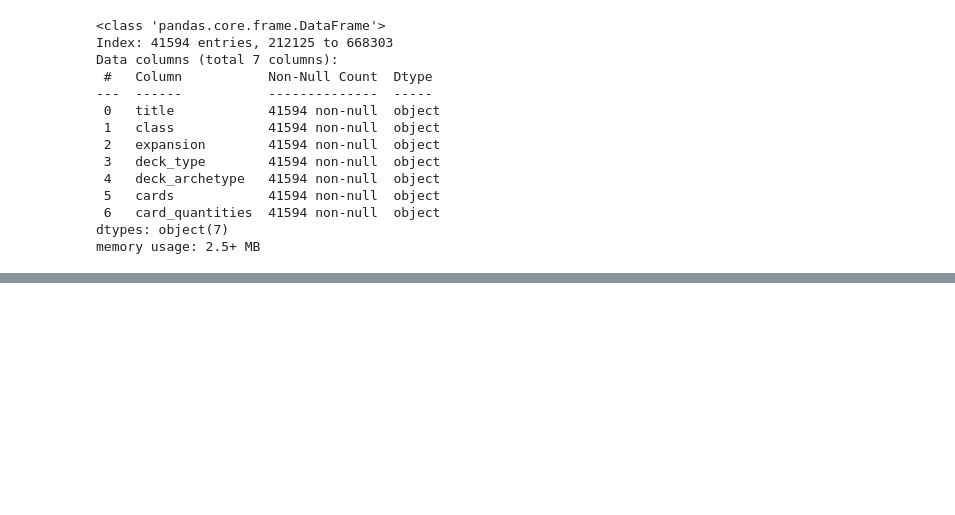
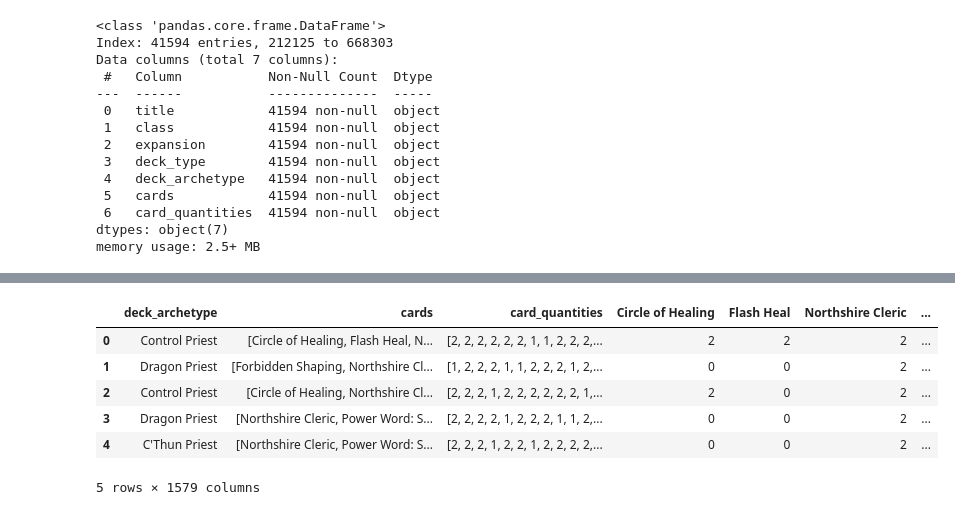
Before and after one commit to Varadiell/alyra-hearthstone-companion, a Jupyter notebook: analysis.ipynb, the cells around one changed output, grey strips where cells are left out. Saved outputs shown, nothing was run; the diff lists cells and outputs as text; code cells hidden in the pictures; blank space fills up the shorter version.

```diff
--- a/analysis.ipynb
+++ b/analysis.ipynb
@@ -329,0 +330,15 @@ vectorized_df.head()
+# %%
+# Reset index to align DataFrames
+priest_df_reset = priest_df.reset_index(drop=True)
+vectorized_df_reset = vectorized_df.reset_index(drop=True)
+
+merged_df = pd.concat([priest_df_reset, vectorized_df_reset], axis=1)
+merged_df.head()
+# %% [output]
+|  | deck_archetype | cards | card_quantities | Circle of Healing | Flash Heal | Northshire Cleric | ... |
+| 0 | Control Priest | [Circle of Healing, Flash Heal, N... | [2, 2, 2, 2, 2, 2, 1, 1, 2, 2, 2,... | 2 | 2 | 2 | ... |
+| 1 | Dragon Priest | [Forbidden Shaping, Northshire Cl... | [1, 2, 2, 2, 1, 1, 2, 2, 2, 1, 2,... | 0 | 0 | 2 | ... |
+| 2 | Control Priest | [Circle of Healing, Northshire Cl... | [2, 2, 2, 1, 2, 2, 2, 2, 2, 2, 1,... | 2 | 0 | 2 | ... |
+| 3 | Dragon Priest | [Northshire Cleric, Power Word: S... | [2, 2, 2, 2, 1, 2, 2, 2, 1, 1, 2,... | 0 | 0 | 2 | ... |
+| 4 | C'Thun Priest | [Northshire Cleric, Power Word: S... | [2, 2, 2, 1, 2, 2, 1, 2, 2, 2, 2,... | 0 | 0 | 2 | ... |
+5 rows × 1579 columns
```
Also changed, not shown: parts of 7 cells of this notebook.
